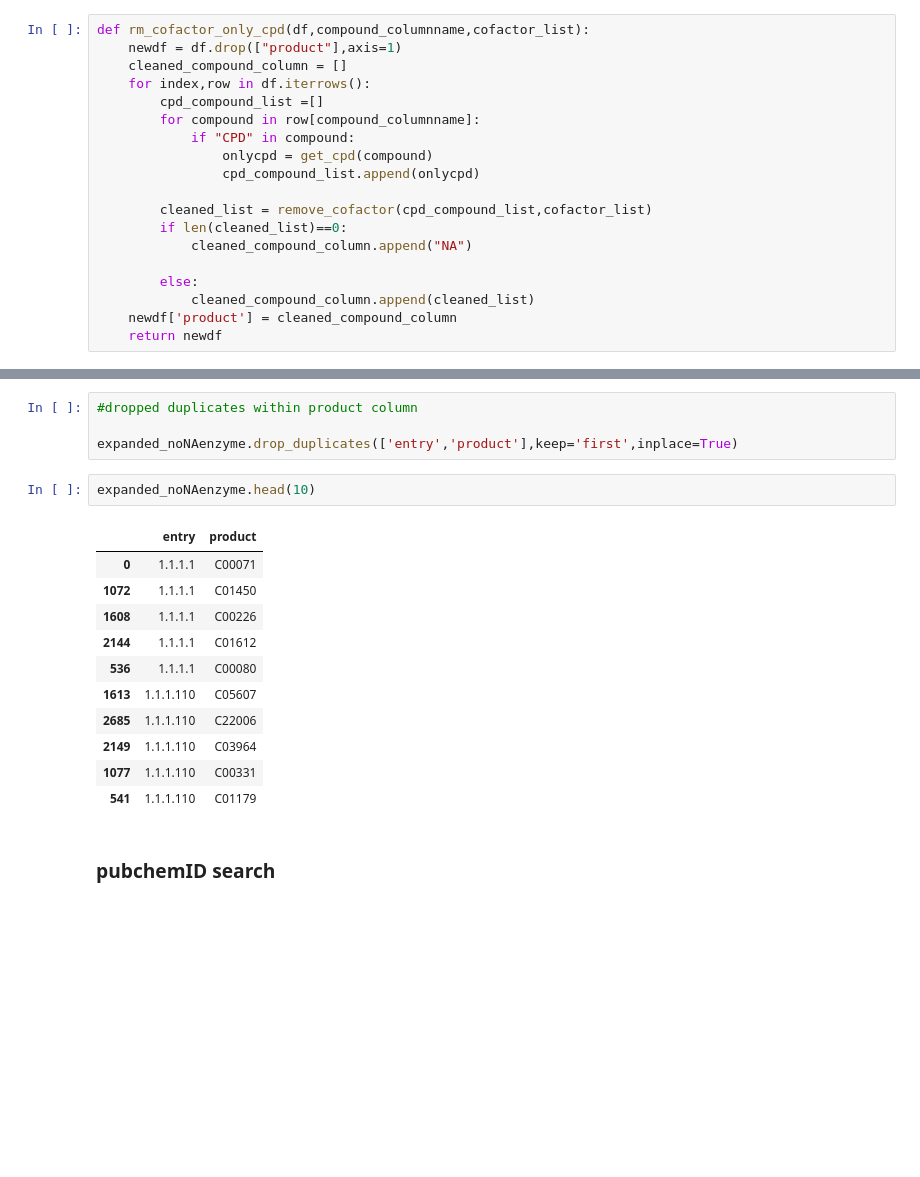
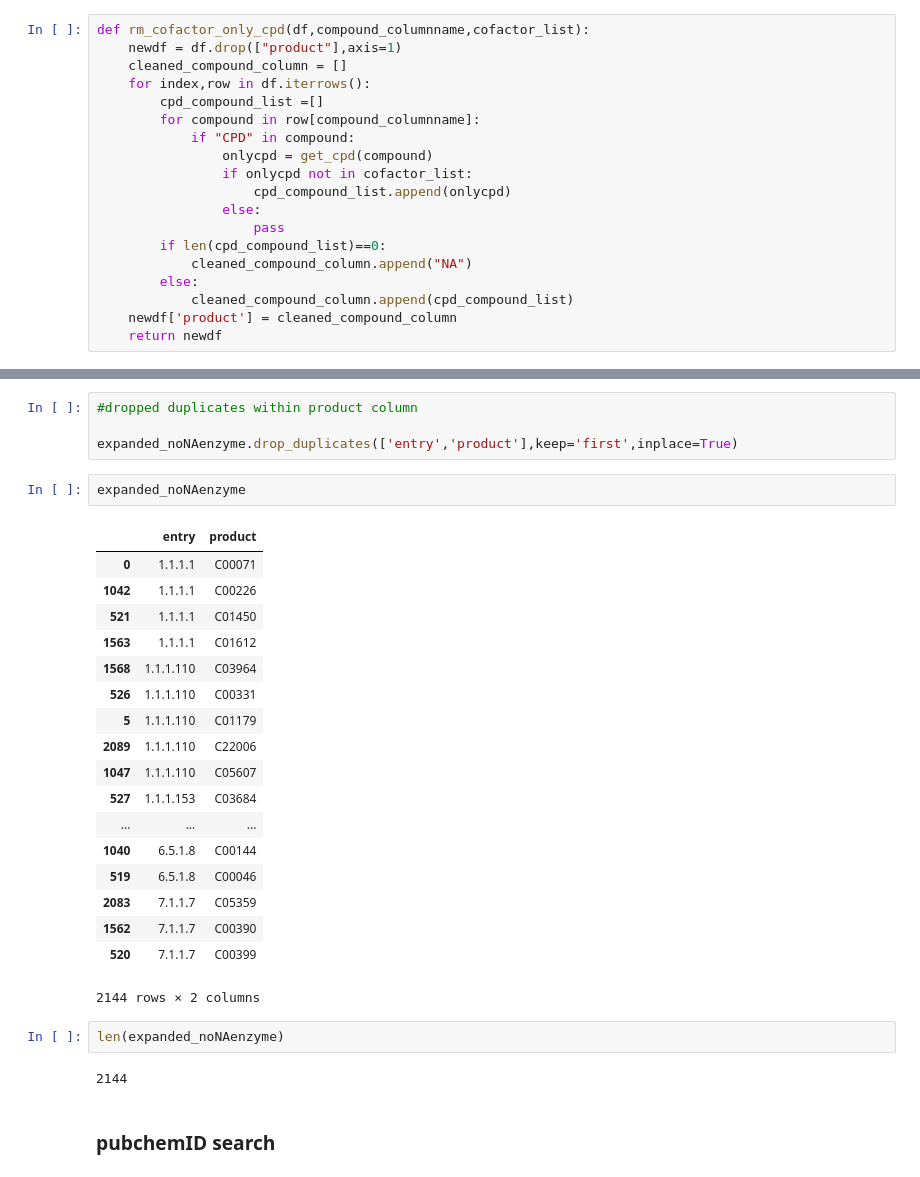
Before and after one commit to theicechol/metamoles, a Jupyter notebook: notebooks/KEGG_datacleaning.ipynb, the cells around one changed output, grey strips where cells are left out. Saved outputs shown, nothing was run; the diff lists cells and outputs as text; blank space fills up the shorter version.

```diff
--- a/notebooks/KEGG_datacleaning.ipynb
+++ b/notebooks/KEGG_datacleaning.ipynb
@@ -229,14 +221,14 @@ def rm_cofactor_only_cpd(df,compound_columnname,cofactor_list):
         for compound in row[compound_columnname]:
             if "CPD" in compound:
                 onlycpd = get_cpd(compound)
-                cpd_compound_list.append(onlycpd)
-
-        cleaned_list = remove_cofactor(cpd_compound_list,cofactor_list)
-        if len(cleaned_list)==0:
+                if onlycpd not in cofactor_list:
+                    cpd_compound_list.append(onlycpd)
+                else:
+                    pass
+        if len(cpd_compound_list)==0:
             cleaned_compound_column.append("NA")
-
         else:
-            cleaned_compound_column.append(cleaned_list)
+            cleaned_compound_column.append(cpd_compound_list)
     newdf['product'] = cleaned_compound_column
     return newdf
 # %%
@@ -292,19 +287,30 @@ expanded_noNAenzyme = itemlist_eachrow(noNAenzyme,"products","product","entry")
 
 expanded_noNAenzyme.drop_duplicates(['entry','product'],keep='first',inplace=True)
 # %%
-expanded_noNAenzyme.head(10)
+expanded_noNAenzyme
 # %% [output]
 |  | entry | product |
 | 0 | 1.1.1.1 | C00071 |
-| 1072 | 1.1.1.1 | C01450 |
-| 1608 | 1.1.1.1 | C00226 |
-| 2144 | 1.1.1.1 | C01612 |
-| 536 | 1.1.1.1 | C00080 |
-| 1613 | 1.1.1.110 | C05607 |
-| 2685 | 1.1.1.110 | C22006 |
-| 2149 | 1.1.1.110 | C03964 |
-| 1077 | 1.1.1.110 | C00331 |
-| 541 | 1.1.1.110 | C01179 |
+| 1042 | 1.1.1.1 | C00226 |
+| 521 | 1.1.1.1 | C01450 |
+| 1563 | 1.1.1.1 | C01612 |
+| 1568 | 1.1.1.110 | C03964 |
+| 526 | 1.1.1.110 | C00331 |
+| 5 | 1.1.1.110 | C01179 |
+| 2089 | 1.1.1.110 | C22006 |
+| 1047 | 1.1.1.110 | C05607 |
+| 527 | 1.1.1.153 | C03684 |
+| ... | ... | ... |
+| 1040 | 6.5.1.8 | C00144 |
+| 519 | 6.5.1.8 | C00046 |
+| 2083 | 7.1.1.7 | C05359 |
+| 1562 | 7.1.1.7 | C00390 |
+| 520 | 7.1.1.7 | C00399 |
+2144 rows × 2 columns
+# %%
+len(expanded_noNAenzyme)
+# %% [output]
+2144
 # %% [markdown]
 ### pubchemID search
 # %%
```
Also changed, not shown: parts of 11 cells of this notebook.
